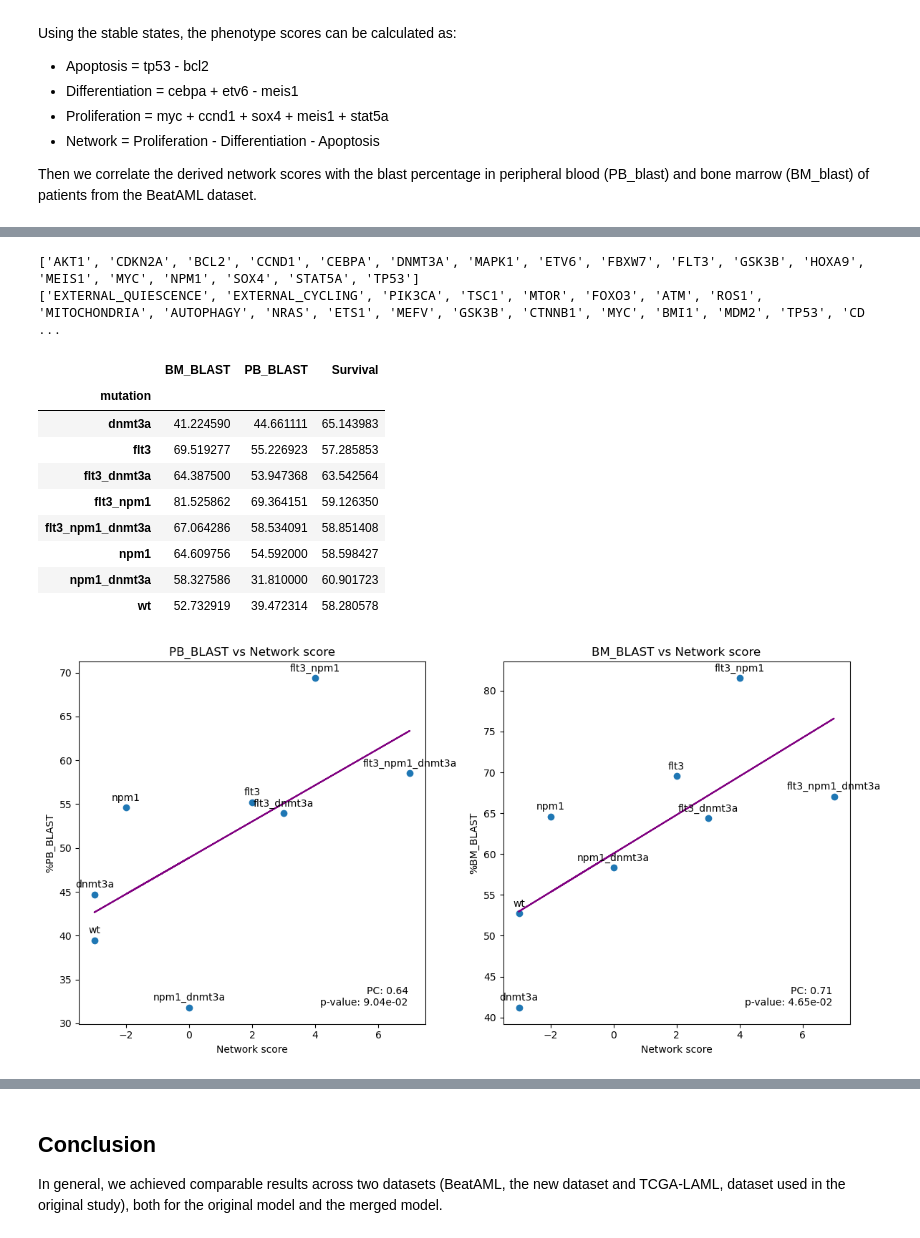
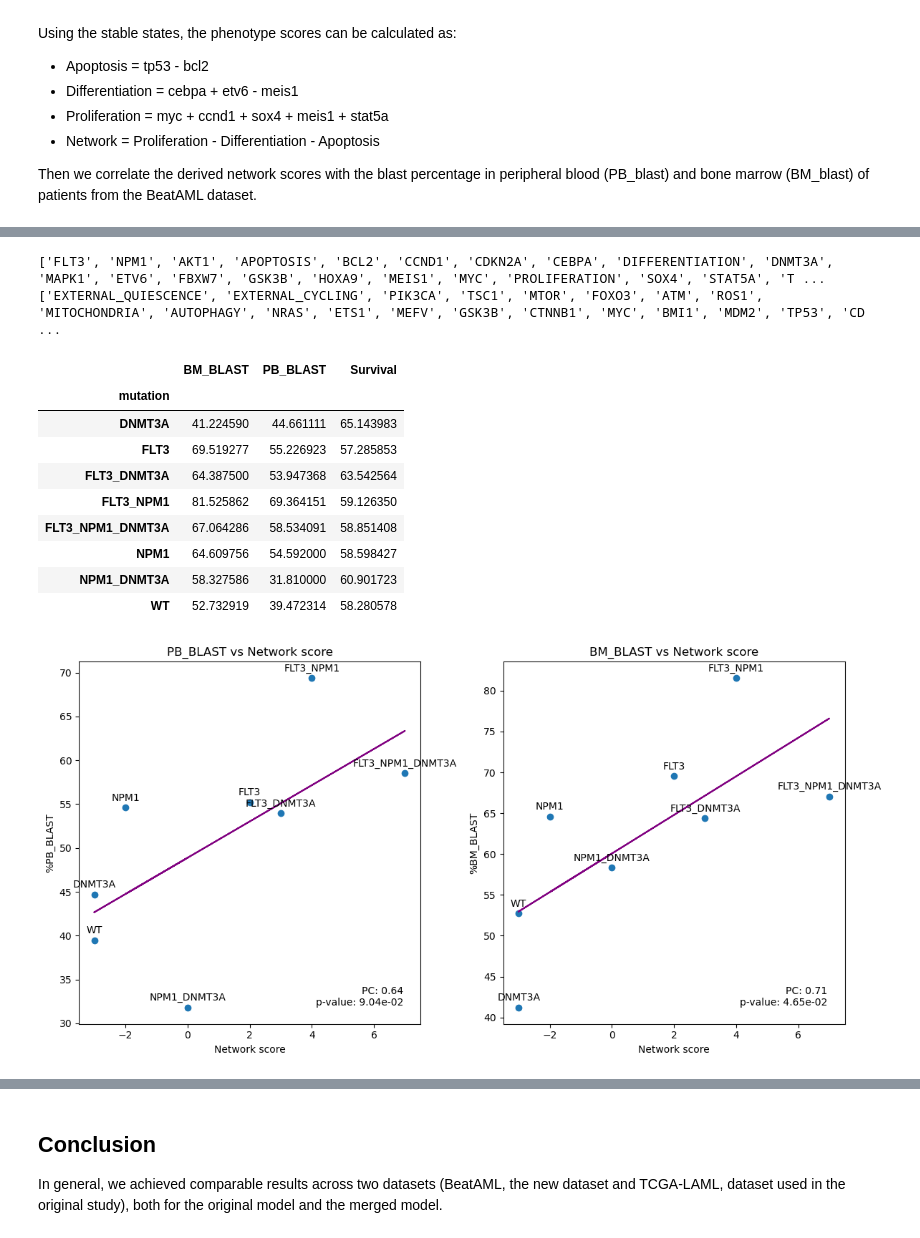
Before and after one commit to IlyaLab/LogicModelMerger, a Jupyter notebook: Evaluating the merged model/Correlation with clinical outcome_BeatAML_Palma approach.ipynb, the cells around one changed output, grey strips where cells are left out. Drawn from its saved outputs; the diff is of its cells as text; code cells hidden in the pictures.

```diff
--- a/Evaluating the merged model/Correlation with clinical outcome_BeatAML_Palma approach.ipynb
+++ b/Evaluating the merged model/Correlation with clinical outcome_BeatAML_Palma approach.ipynb
@@ -59,7 +57,7 @@ merged_or = biolqm.load(home + "LogicModelMerger/Models/merged_or_" + model1name
 # Get genes in each model
 def getnodes(model_name):
     # Load and parse the SBML file
-    tree = ET.parse("../Models/" + model_name + ".sbml")
+    tree = ET.parse(home + "LogicModelMerger/Models/" + model_name + ".sbml")
     root = tree.getroot()
 
     # Define the namespace for SBML Level 3 Version 1 Core and Qual
@@ -85,7 +83,7 @@ gene_model1 = getnodes(model1name)
 gene_model2 = getnodes(model2name)
 gene_merged = list(set(gene_model1 + gene_model2))
 # %% [output]
-['AKT1', 'CDKN2A', 'BCL2', 'CCND1', 'CEBPA', 'DNMT3A', 'MAPK1', 'ETV6', 'FBXW7', 'FLT3', 'GSK3B', 'HOXA9', 'MEIS1', 'MYC', 'NPM1', 'SOX4', 'STAT5A', 'TP53']
+['FLT3', 'NPM1', 'AKT1', 'APOPTOSIS', 'BCL2', 'CCND1', 'CDKN2A', 'CEBPA', 'DIFFERENTIATION', 'DNMT3A', 'MAPK1', 'ETV6', 'FBXW7', 'GSK3B', 'HOXA9', 'MEIS1', 'MYC', 'PROLIFERATION', 'SOX4', 'STAT5A', 'T ...
 ['EXTERNAL_QUIESCENCE', 'EXTERNAL_CYCLING', 'PIK3CA', 'TSC1', 'MTOR', 'FOXO3', 'ATM', 'ROS1', 'MITOCHONDRIA', 'AUTOPHAGY', 'NRAS', 'ETS1', 'MEFV', 'GSK3B', 'CTNNB1', 'MYC', 'BMI1', 'MDM2', 'TP53', 'CD ...
 # %%
 # Function to determine mutation combination
@@ -96,21 +94,21 @@ def determine_combination(row):
     has_dnmt3a = 'DNMT3A' in genes
 
     if has_flt3 and has_npm1 and has_dnmt3a:
-        return "flt3_npm1_dnmt3a"
+        return "FLT3_NPM1_DNMT3A"
     elif has_flt3 and has_dnmt3a:
-        return "flt3_dnmt3a"
+        return "FLT3_DNMT3A"
     elif has_flt3 and has_npm1:
-        return "flt3_npm1"
+        return "FLT3_NPM1"
     elif has_npm1 and has_dnmt3a:
-        return "npm1_dnmt3a"
+        return "NPM1_DNMT3A"
     elif has_flt3:
-        return "flt3"
+        return "FLT3"
     elif has_npm1:
-        return "npm1"
+        return "NPM1"
     elif has_dnmt3a:
-        return "dnmt3a"
+        return "DNMT3A"
     else:
-        return "wt"
+        return "WT"
 # %%
 # Pre-process of the BeatAML data
 mutations = pd.read_csv("https://github.com/biodev/beataml2.0_data/raw/main/beataml_wes_wv1to4_mutations_dbgap.txt", sep='\t')
@@ -134,39 +132,39 @@ result_df = pd.concat([clinical_df, flt3_positive_df, npm1_positive_df], ignore_
 # %%
 # Identify the mutation profile of each patient
 grouped = result_df.groupby('dbgap_subject_id').agg(list).reset_index()
 grouped['mutation'] = grouped.apply(determine_combination, axis=1)
 
 # Merge the gene information with the clinical data
 clinical_result = pd.merge(clinical, grouped[['dbgap_subject_id', 'mutation']], on='dbgap_subject_id')
 clinical_result['survivalYears'] = clinical_result['ageAtDiagnosis'] + clinical_result['overallSurvival']/365
 clinical_result = clinical_result[['dbgap_subject_id', 'mutation', '%.Blasts.in.BM', '%.Blasts.in.PB', 'survivalYears']]
 
 # convert to numeric
 clinical_result['%.Blasts.in.BM'] = pd.to_numeric(clinical_result['%.Blasts.in.BM'], errors='coerce')
 clinical_result['%.Blasts.in.PB'] = pd.to_numeric(clinical_result['%.Blasts.in.PB'], errors='coerce')
 
 # aggregate the mean PB of each mutation profile
 clinical_aggr = clinical_result.pivot_table(
     index='mutation',
     values=['%.Blasts.in.BM','%.Blasts.in.PB','survivalYears'],
     aggfunc='mean'
 )
 clinical_aggr.columns = ['BM_BLAST', 'PB_BLAST','Survival']
 
 # save the clinical file
-clinical_aggr.to_csv(home + "Data/BeatAML/clinical.csv")
+clinical_aggr.to_csv(home + "LogicModelMerger/Data/BeatAML/clinical.csv")
 clinical_aggr
 # %% [output]
 |  | BM_BLAST | PB_BLAST | Survival |
 | mutation |  |  |  |
-| dnmt3a | 41.224590 | 44.661111 | 65.143983 |
-| flt3 | 69.519277 | 55.226923 | 57.285853 |
-| flt3_dnmt3a | 64.387500 | 53.947368 | 63.542564 |
-| flt3_npm1 | 81.525862 | 69.364151 | 59.126350 |
-| flt3_npm1_dnmt3a | 67.064286 | 58.534091 | 58.851408 |
-| npm1 | 64.609756 | 54.592000 | 58.598427 |
-| npm1_dnmt3a | 58.327586 | 31.810000 | 60.901723 |
-| wt | 52.732919 | 39.472314 | 58.280578 |
+| DNMT3A | 41.224590 | 44.661111 | 65.143983 |
+| FLT3 | 69.519277 | 55.226923 | 57.285853 |
+| FLT3_DNMT3A | 64.387500 | 53.947368 | 63.542564 |
+| FLT3_NPM1 | 81.525862 | 69.364151 | 59.126350 |
+| FLT3_NPM1_DNMT3A | 67.064286 | 58.534091 | 58.851408 |
+| NPM1 | 64.609756 | 54.592000 | 58.598427 |
+| NPM1_DNMT3A | 58.327586 | 31.810000 | 60.901723 |
+| WT | 52.732919 | 39.472314 | 58.280578 |
 # %%
 # Simulate the models for each mutation profile and return the phenotype scores
 def simulation(model):
@@ -282,6 +242,6 @@ def clinical_plot_bm(simulation_results, clinical_file):
 # %%
 # The Palma results
 simulation_results_1 = simulation(model1)
-clinical_plot(simulation_results_1, home + "Data/BeatAML/clinical.csv")
+clinical_plot(simulation_results_1, home + "LogicModelMerger/Data/BeatAML/clinical.csv")
 # %% [output]
-[figure, old version]
+[figure, new version]
```
Also changed, not shown: parts of 9 cells of this notebook, 5 other files.
